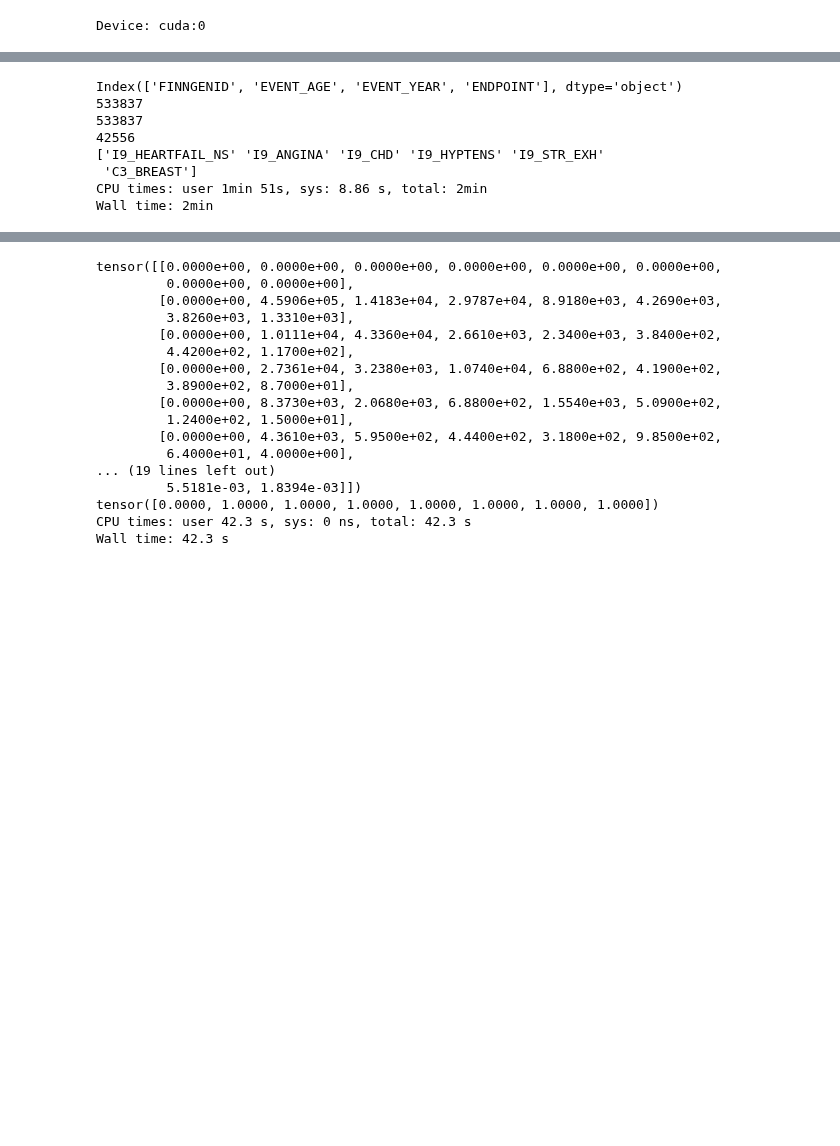
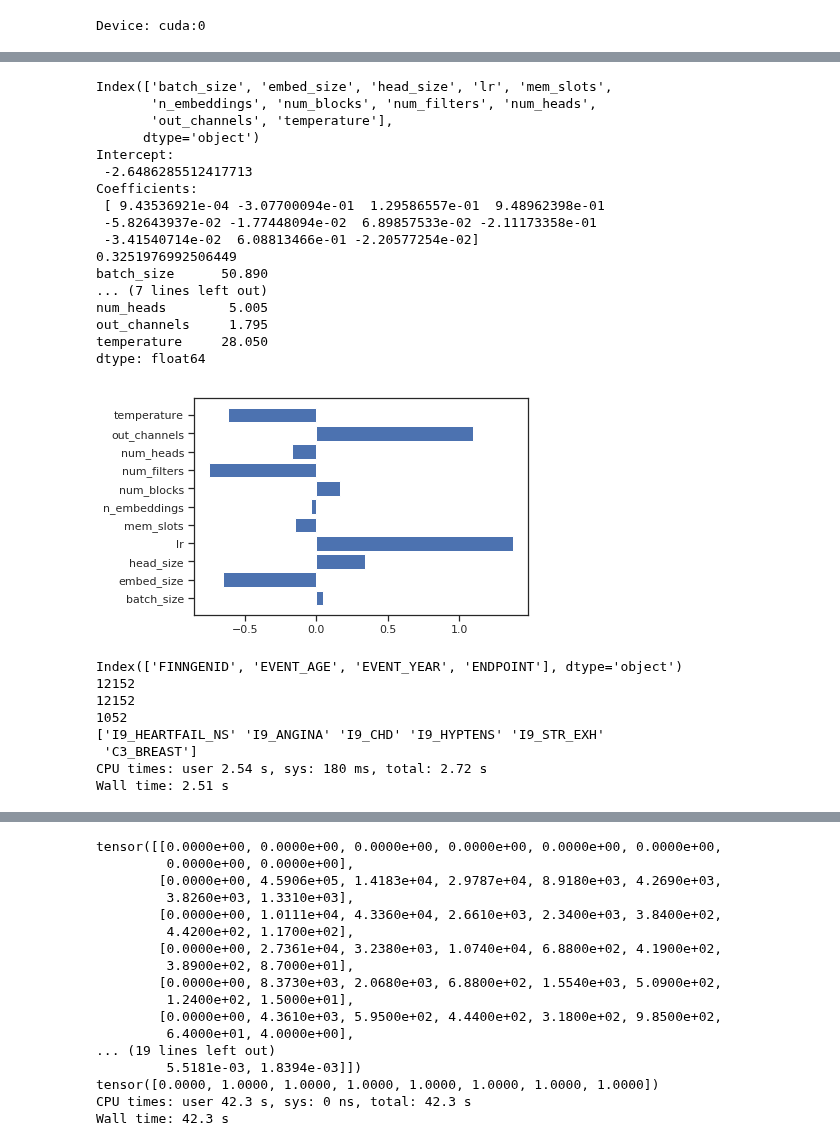
Before and after one commit to dsgelab/FinnGAN, a Jupyter notebook: main.ipynb, the cells around one changed output, grey strips where cells are left out. Drawn from its saved outputs; the diff is of its cells as text; code cells hidden in the pictures; blank space fills up the shorter version.

```diff
--- a/main.ipynb
+++ b/main.ipynb
@@ -118,3 +119,41 @@ dtype: float64
+# %%
+X = search_results.loc[:, ~search_results.columns.isin(['transition_score', 'chi-squared_score'])]
+print(X.columns)
+Y = search_results['chi-squared_score']
+
+regr = linear_model.LinearRegression()
+regr.fit(X, Y)
+
+print('Intercept: \n', regr.intercept_)
+print('Coefficients: \n', regr.coef_)
+print(regr.score(X, Y))
+print(X.mad())
+
+plt.barh(
+    np.arange(len(regr.coef_)),
+    regr.coef_ * X.mad(),
+    tick_label=X.columns
+)
+plt.show()
+# %% [output]
+Index(['batch_size', 'embed_size', 'head_size', 'lr', 'mem_slots',
+       'n_embeddings', 'num_blocks', 'num_filters', 'num_heads',
+       'out_channels', 'temperature'],
+      dtype='object')
+Intercept:
+ -2.6486285512417713
+Coefficients:
+ [ 9.43536921e-04 -3.07700094e-01  1.29586557e-01  9.48962398e-01
+ -5.82643937e-02 -1.77448094e-02  6.89857533e-02 -2.11173358e-01
+ -3.41540714e-02  6.08813466e-01 -2.20577254e-02]
+0.3251976992506449
+batch_size      50.890
+... (7 lines left out)
+num_heads        5.005
+out_channels     1.795
+temperature     28.050
+dtype: float64
+[figure, added]
 # %%
 # Helper function(s)
 
@@ -149,7 +188,7 @@ filename = 'data/FINNGEN_ENDPOINTS_DF3_longitudinal_V1_for_SandBox.txt.gz'
 
 endpoints = ['I9_HYPTENS', 'I9_ANGINA', 'I9_HEARTFAIL_NS', 'I9_STR_EXH', 'I9_CHD', 'C3_BREAST']
 
-events = pd.read_csv(filename, compression = 'infer', sep='\t', nrows = 300_000_000)
+events = pd.read_csv(filename, compression = 'infer', sep='\t', nrows = 3_000_000)
 
 print(events.columns)
 
@@ -174,13 +213,13 @@ print(n_individuals)
 print(events['ENDPOINT'].unique())
 # %% [output]
 Index(['FINNGENID', 'EVENT_AGE', 'EVENT_YEAR', 'ENDPOINT'], dtype='object')
-533837
-533837
-42556
+12152
+12152
+1052
 ['I9_HEARTFAIL_NS' 'I9_ANGINA' 'I9_CHD' 'I9_HYPTENS' 'I9_STR_EXH'
  'C3_BREAST']
-CPU times: user 1min 51s, sys: 8.86 s, total: 2min
-Wall time: 2min
+CPU times: user 2.54 s, sys: 180 ms, total: 2.72 s
+Wall time: 2.51 s
 # %%
 %%time
 
```
Also changed, not shown: parts of 17 cells of this notebook, 5 other files.
